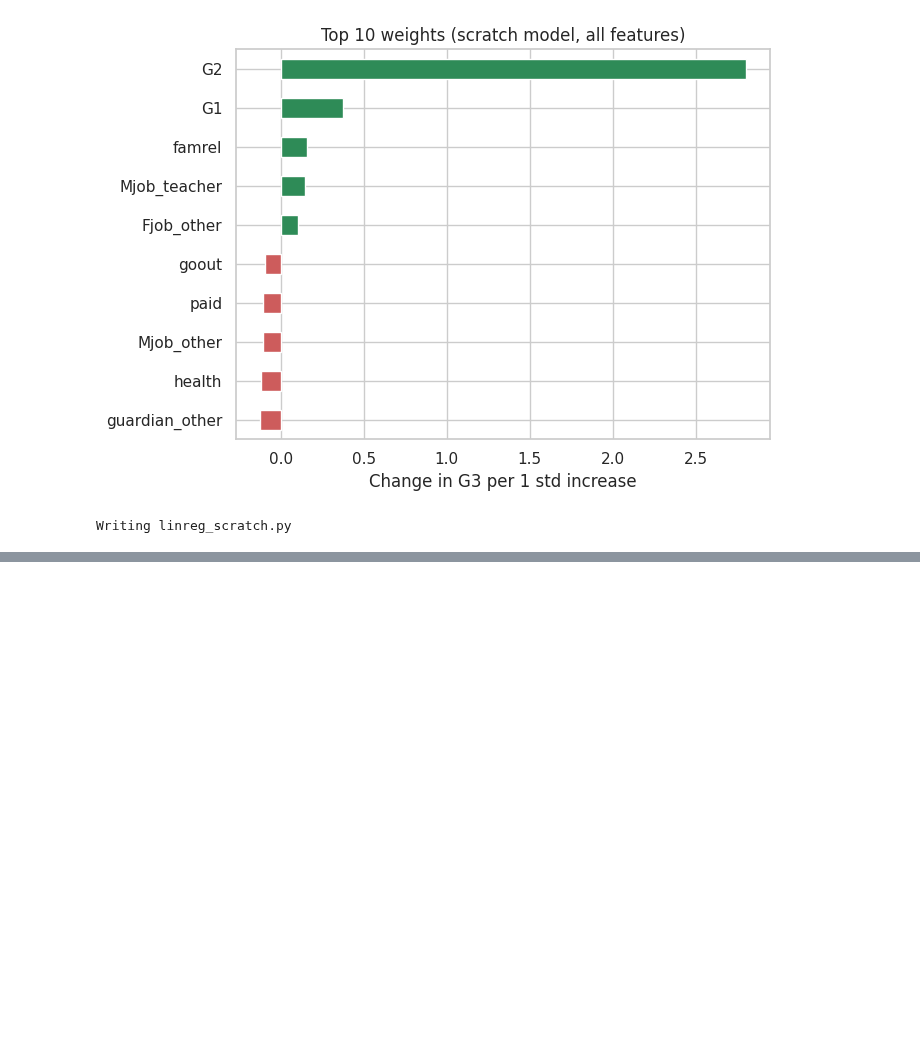
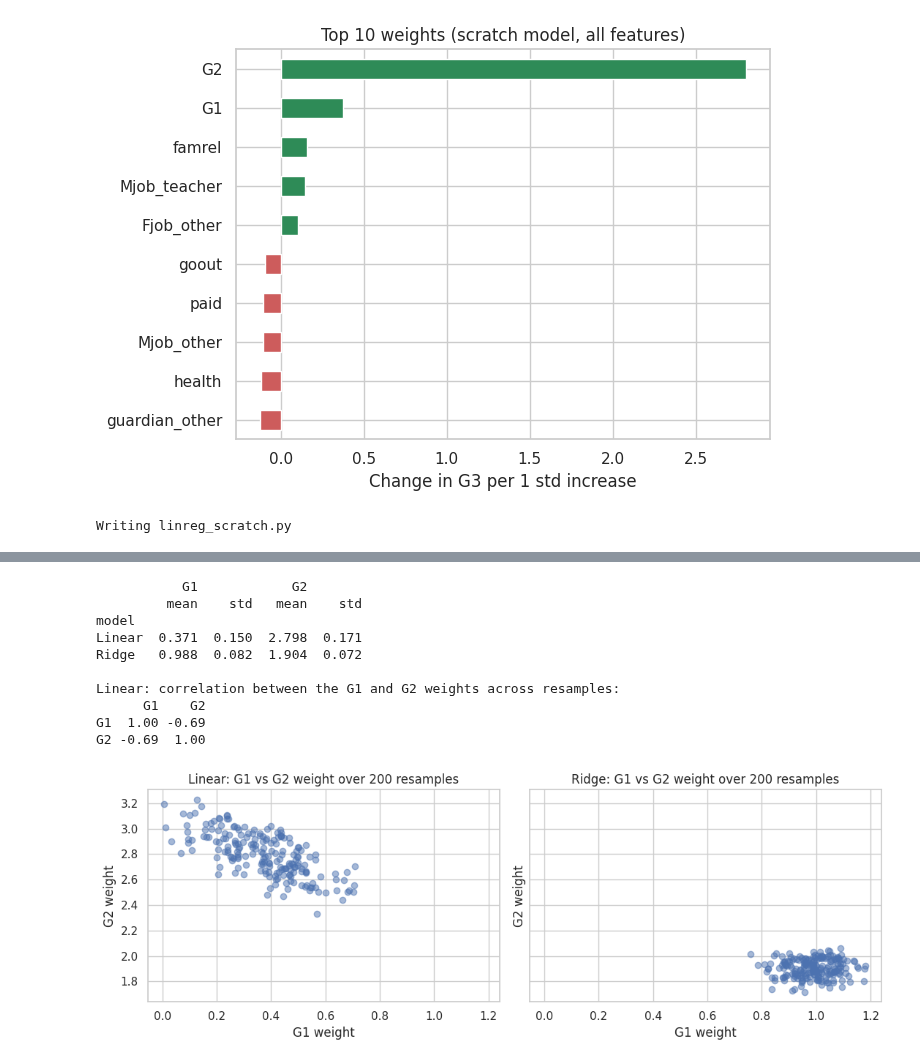
Before and after one commit to buntyedutainer/student-performance-ai, a Jupyter notebook: project.ipynb, the cells around one changed output, grey strips where cells are left out. Drawn from its saved outputs; the diff is of its cells as text; code cells hidden in the pictures; blank space fills up the shorter version.

```diff
--- a/project.ipynb
+++ b/project.ipynb
@@ -1803,3 +1803,20 @@ class LinearRegressionScratch:
         return ((np.asarray(X, float) - self.mu) / self.sigma) @ self.w + self.b
 # %% [output]
 Writing linreg_scratch.py
+# %%
+# Cell 100: setup
+import numpy as np
+import pandas as pd
+import matplotlib.pyplot as plt
+from sklearn.model_selection import KFold, cross_val_score
+from sklearn.preprocessing import StandardScaler
+from sklearn.pipeline import make_pipeline
+from sklearn.linear_model import LinearRegression, Ridge, Lasso, RidgeCV, LassoCV
+from sklearn.dummy import DummyRegressor
+
+train = pd.read_csv("train.csv")
+y = train["G3"]
+X_all = train.drop(columns="G3")
+X_early = X_all.drop(columns=["G1", "G2"])
+cv = KFold(n_splits=5, shuffle=True, random_state=42)
+print("Train:", train.shape, "| features all:", X_all.shape[1], "| early:", X_early.shape[1])
@@ -1805,0 +1853,40 @@ Writing linreg_scratch.py
+# %%
+# Cell 102: the instability, shown by refitting on 200 resampled versions of the data
+rng = np.random.default_rng(0)
+cols = list(X_all.columns)
+i1, i2 = cols.index("G1"), cols.index("G2")
+
+rows = []
+for _ in range(200):
+    idx = rng.integers(0, len(X_all), len(X_all))     # resample with replacement
+    Xb, yb = X_all.iloc[idx], y.iloc[idx]
+    for name, mdl in [("Linear", LinearRegression()), ("Ridge", Ridge(alpha=30))]:
+        coef = make_pipeline(StandardScaler(), mdl).fit(Xb, yb)[-1].coef_
+        rows.append({"model": name, "G1": coef[i1], "G2": coef[i2]})
+boot = pd.DataFrame(rows)
+
+print(boot.groupby("model")[["G1", "G2"]].agg(["mean", "std"]).round(3))
+print("\nLinear: correlation between the G1 and G2 weights across resamples:")
+print(boot[boot.model == "Linear"][["G1", "G2"]].corr().round(2))
+
+fig, axes = plt.subplots(1, 2, figsize=(11, 4), sharex=True, sharey=True)
+for ax, name in zip(axes, ["Linear", "Ridge"]):
+    b = boot[boot.model == name]
+    ax.scatter(b["G1"], b["G2"], alpha=0.5)
+    ax.set_title(f"{name}: G1 vs G2 weight over 200 resamples")
+    ax.set_xlabel("G1 weight"); ax.set_ylabel("G2 weight")
+plt.tight_layout()
+plt.savefig("weights_stability.png", dpi=150, bbox_inches="tight")
+plt.show()
+# %% [output]
+           G1            G2
+         mean    std   mean    std
+model
+Linear  0.371  0.150  2.798  0.171
+Ridge   0.988  0.082  1.904  0.072
+
+Linear: correlation between the G1 and G2 weights across resamples:
+      G1    G2
+G1  1.00 -0.69
+G2 -0.69  1.00
+[figure, added]
```
Also changed, not shown: parts of 19 cells of this notebook.
